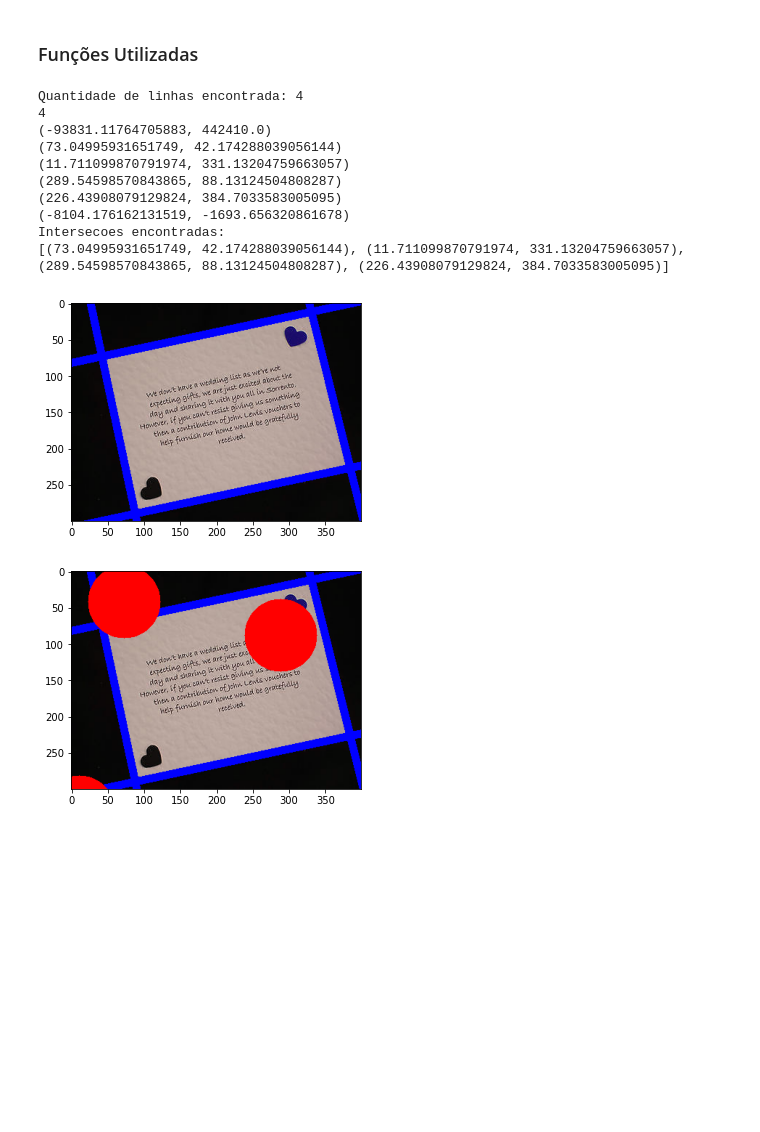
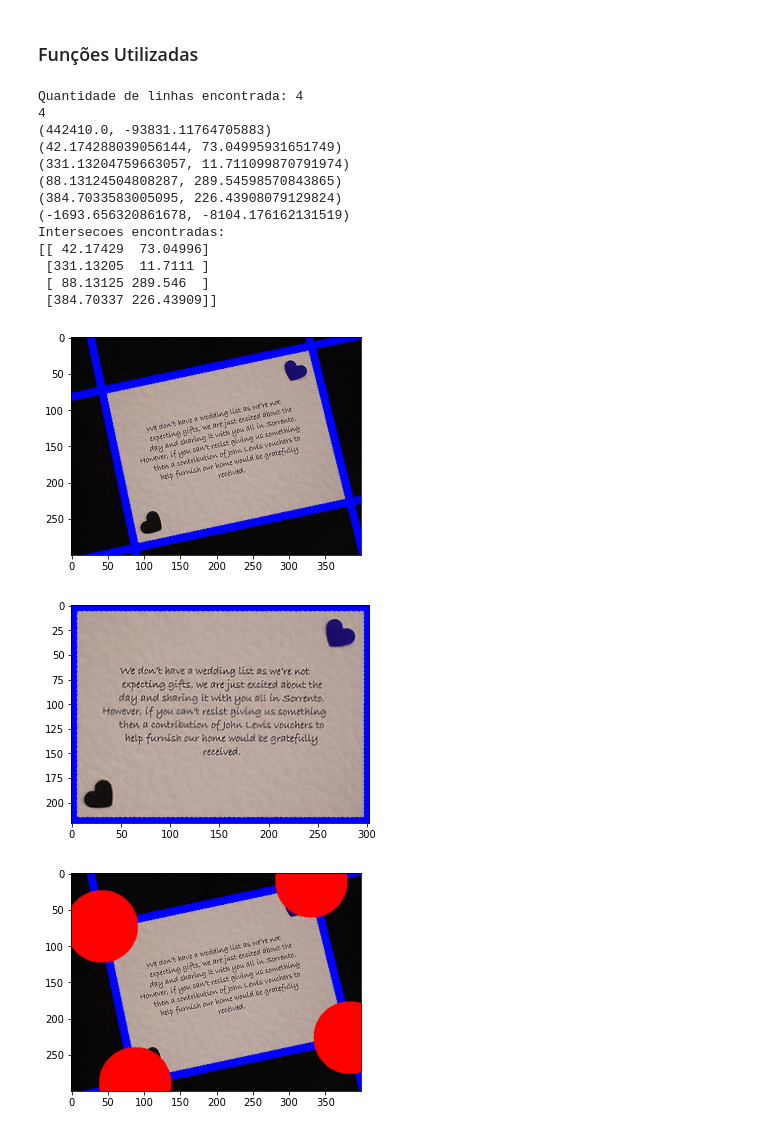
Before and after one commit to GodKelvin/PDI_Correcao_Folha, a Jupyter notebook: correcao_folha.ipynb, the cells around one changed output. Saved outputs shown, nothing was run; the diff lists cells and outputs as text; code cells hidden in the pictures; blank space fills up the shorter version.

Commit message:
Girando a imagem

```diff
--- a/correcao_folha.ipynb
+++ b/correcao_folha.ipynb
@@ -89,7 +89,9 @@ def intersection(L1, L2):
     if(D != 0):
         x = Dx / D
         y = Dy / D
-        return x, y
+
+        #Valor invertido
+        return y, x
     else:
         return False
 
@@ -107,7 +109,7 @@ def get_pontos_intersec(retas):
             j+=1
 
     #Remodelando para uma lista pontos (NECESSARIO???????????)
-    #pontos_intersec = np.float32(pontos_intersec)
+    pontos_intersec = np.float32(pontos_intersec)
     return pontos_intersec
 
 
@@ -167,44 +169,48 @@ canal_cor_img = img.shape[2]
 img_gray = cv2.cvtColor(img, cv2.COLOR_BGR2GRAY)
 #show_img(img_gray)
 
 #Encontrando as bordas
 bordas_img = cv2.Canny(img_gray, 50, 150, apertureSize=3)
 #show_img(bordas_img)
 
 lines_img = transform_hough(4, bordas_img)
 print("Quantidade de linhas encontrada: %d" %(len(lines_img)))
 retas = lines_on_img(lines_img, img)
 print(len(retas))
 #print(retas)
 intersecoes = get_pontos_intersec(retas)
 print("Intersecoes encontradas: ")
 print(intersecoes)
 
-#pontos = order_points(intersecoes)
-#teste(pontos, img)
-image_points = cv2.circle(img, (73, 42), radius=50, color=(255, 0, 0), thickness=-1)
-image_points = cv2.circle(img, (11, 331), radius=50, color=(255, 0, 0), thickness=-1)
-image_points = cv2.circle(img, (289, 88), radius=50, color=(255, 0, 0), thickness=-1)
-image_points = cv2.circle(img, (226, 384), radius=50, color=(255, 0, 0), thickness=-1)
+pontos = order_points(intersecoes)
+teste(pontos, img)
+image_points = cv2.circle(img, (42, 73), radius=50, color=(255, 0, 0), thickness=-1)
+image_points = cv2.circle(img, (331, 11), radius=50, color=(255, 0, 0), thickness=-1)
+image_points = cv2.circle(img, (88, 289), radius=50, color=(255, 0, 0), thickness=-1)
+image_points = cv2.circle(img, (384, 226), radius=50, color=(255, 0, 0), thickness=-1)
 show_img(image_points)
 #pts2 = np.float32([[0,0], [100,0], [0,100], [100, 100]])
 #print("Pontos ordenados: ")
 #print(pontos)
 #M = cv2.getPerspectiveTransform(pts2, pontos)
 #print("MATRIZ: ")
 #print(M)
 #warp = cv2.warpPerspective(img, M, (400, 300))
 #show_img(warp)
 # %% [output]
 Quantidade de linhas encontrada: 4
 4
-(-93831.11764705883, 442410.0)
-(73.04995931651749, 42.174288039056144)
-(11.711099870791974, 331.13204759663057)
-(289.54598570843865, 88.13124504808287)
-(226.43908079129824, 384.7033583005095)
-(-8104.176162131519, -1693.656320861678)
+(442410.0, -93831.11764705883)
+(42.174288039056144, 73.04995931651749)
+(331.13204759663057, 11.711099870791974)
+(88.13124504808287, 289.54598570843865)
+(384.7033583005095, 226.43908079129824)
+(-1693.656320861678, -8104.176162131519)
 Intersecoes encontradas:
-[(73.04995931651749, 42.174288039056144), (11.711099870791974, 331.13204759663057), (289.54598570843865, 88.13124504808287), (226.43908079129824, 384.7033583005095)]
+[[ 42.17429  73.04996]
+ [331.13205  11.7111 ]
+ [ 88.13125 289.546  ]
+ [384.70337 226.43909]]
 [figure]
-[figure, old version]
+[figure, new version]
+[figure, added]
```
